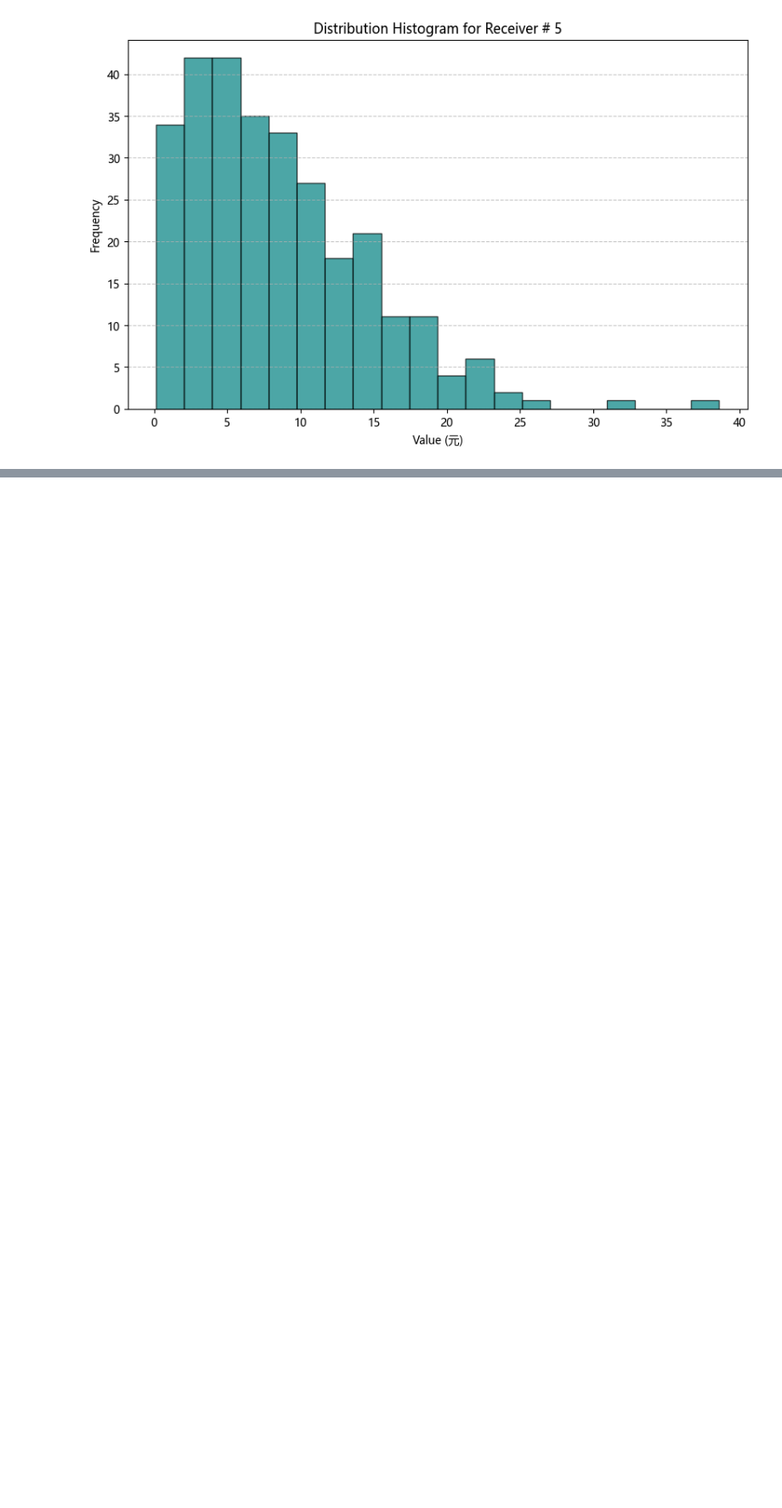
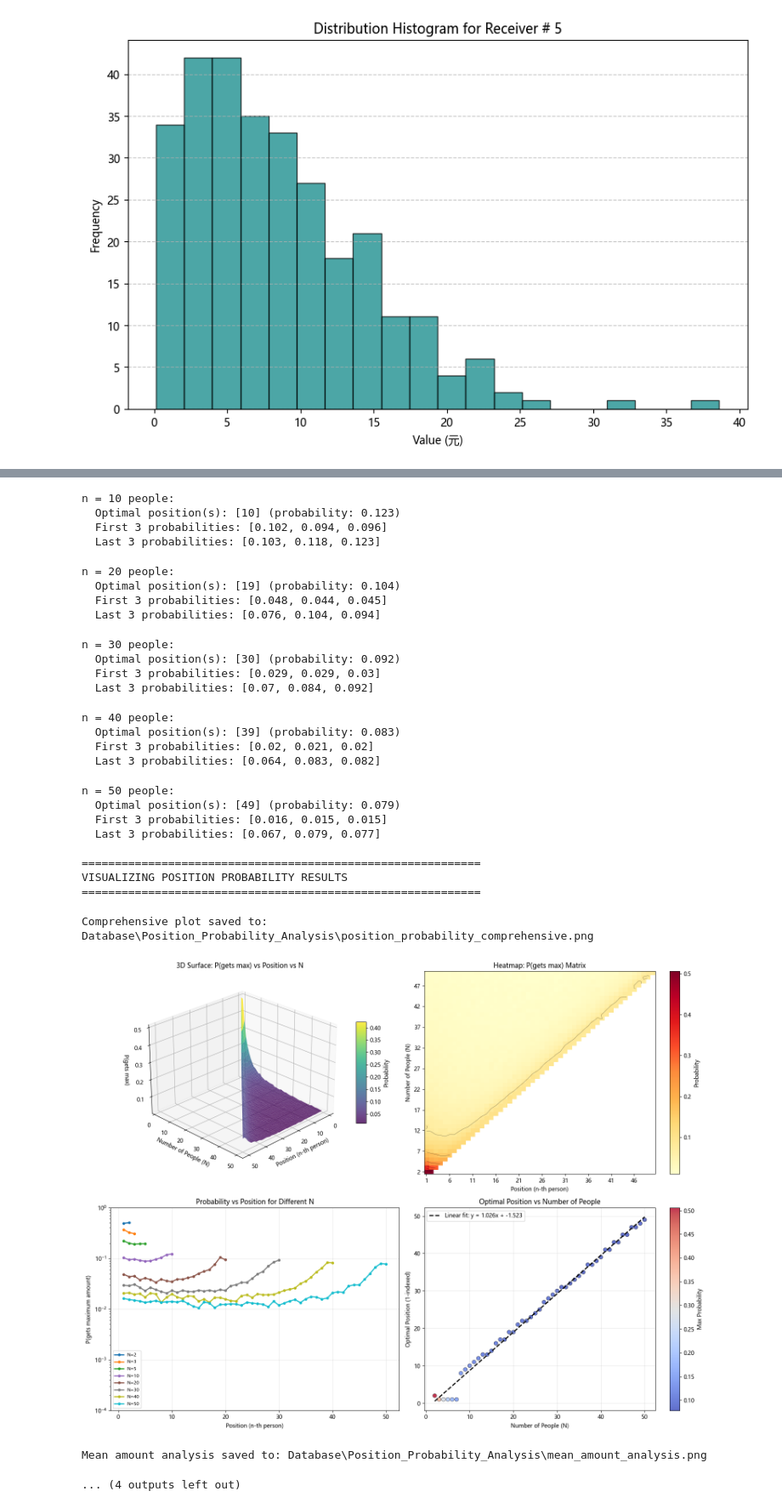
Before and after one commit to TossACoinTAC/SI140A_Project, a Jupyter notebook: Report.ipynb, the cells around one changed output, grey strips where cells are left out. Shown at 85% size. Saved outputs shown, nothing was run; the diff lists cells and outputs as text; code cells hidden in the pictures; blank space fills up the shorter version.

```diff
--- a/Report.ipynb
+++ b/Report.ipynb
@@ -364,0 +881,40 @@ Loading data from Database/Wechat_Samples.json...
+# %%
+def generate_family_red_envelope(total_amount=88.0, weights=None, members=None):
+    if weights is None:
+        # 默认权重：父母(高)、配偶/子女(中)、远亲(低)
+        weights = [3.0, 3.0, 2.0, 2.0, 1.0, 0.5]
+    if members is None:
+        members = ['父亲', '母亲', '儿子', '女儿', '叔叔', '表哥']
+
+    num_people = len(weights)
+    normalized_weights = [w / sum(weights) for w in weights]
+
+    amounts = []
+    remaining = total_amount
+
+    for i in range(num_people - 1):
+        weight = normalized_weights[i]
+        expected = total_amount * weight
+        fluctuation = np.random.uniform(-0.2 * expected, 0.2 * expected)
+        amount = max(0.01, expected + fluctuation)
+        amount = min(amount, remaining - (num_people - 1 - i) * 0.01)
+        amounts.append(round(float(amount), 2))
+        remaining -= amount
+
+    amounts.append(round(float(remaining), 2))
+
+    return dict(zip(members, amounts))
+
+weights = [3.0, 3.0, 2.0, 2.0, 1.0, 0.5]  # 父母>子女>叔叔>表哥
+members = ['父亲', '母亲', '儿子', '女儿', '叔叔', '表哥']
+result = generate_family_red_envelope(88.0, weights, members)
+
+print("\n👨‍👩‍👧‍👦 家庭春节红包示例 (总额88元，6位亲戚)")
+print("分配结果:")
+for member, amount in result.items():
+    print(f"  {member}: {amount}元")
+
+print("\n金额排序(从高到低):")
+sorted_result = sorted(result.items(), key=lambda x: x[1], reverse=True)
+for member, amount in sorted_result:
+    print(f"  {member}: {amount}元")
@@ -364,0 +1611,5 @@ Loading data from Database/Wechat_Samples.json...
+# %%
+if __name__ == "__main__":
+    # Run the analysis
+    results = main_position_probability_analysis()
+# %% [output]
@@ -364,0 +1669,28 @@ Loading data from Database/Wechat_Samples.json...
+n = 10 people:
+  Optimal position(s): [10] (probability: 0.123)
+  First 3 probabilities: [0.102, 0.094, 0.096]
+  Last 3 probabilities: [0.103, 0.118, 0.123]
+n = 20 people:
+  Optimal position(s): [19] (probability: 0.104)
+  First 3 probabilities: [0.048, 0.044, 0.045]
+  Last 3 probabilities: [0.076, 0.104, 0.094]
+n = 30 people:
+  Optimal position(s): [30] (probability: 0.092)
+  First 3 probabilities: [0.029, 0.029, 0.03]
+  Last 3 probabilities: [0.07, 0.084, 0.092]
+n = 40 people:
+  Optimal position(s): [39] (probability: 0.083)
+  First 3 probabilities: [0.02, 0.021, 0.02]
+  Last 3 probabilities: [0.064, 0.083, 0.082]
+n = 50 people:
+  Optimal position(s): [49] (probability: 0.079)
+  First 3 probabilities: [0.016, 0.015, 0.015]
+  Last 3 probabilities: [0.067, 0.079, 0.077]
+
+============================================================
+VISUALIZING POSITION PROBABILITY RESULTS
+============================================================
+Comprehensive plot saved to: Database\Position_Probability_Analysis\position_probability_comprehensive.png
+[figure, added]
+Mean amount analysis saved to: Database\Position_Probability_Analysis\mean_amount_analysis.png
+... (4 outputs left out)
```
Also changed, not shown: parts of 17 cells of this notebook, 2 other files.
